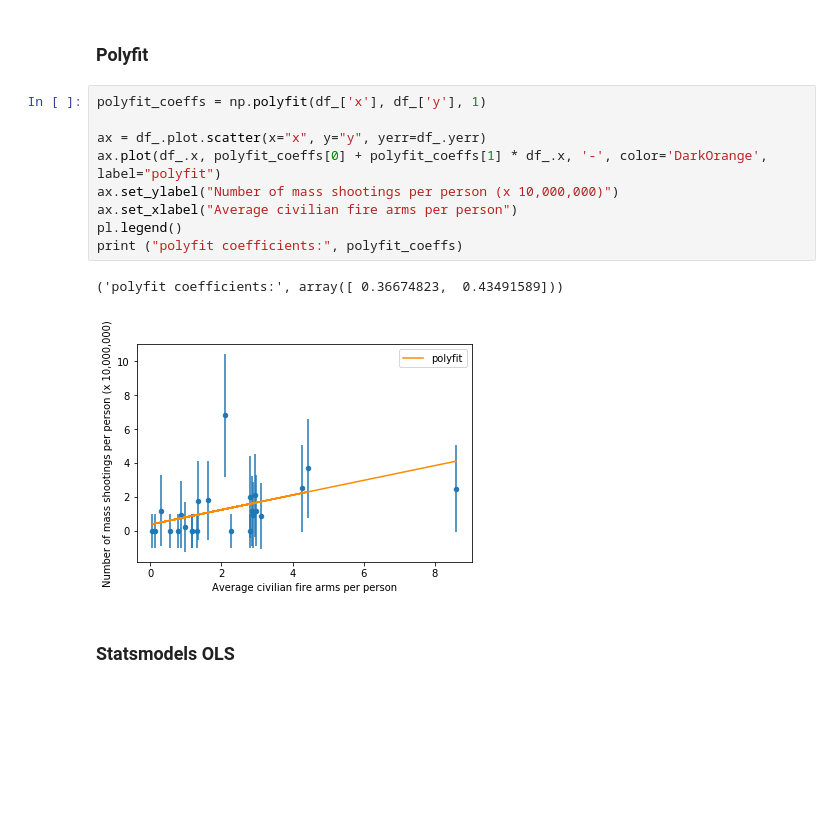
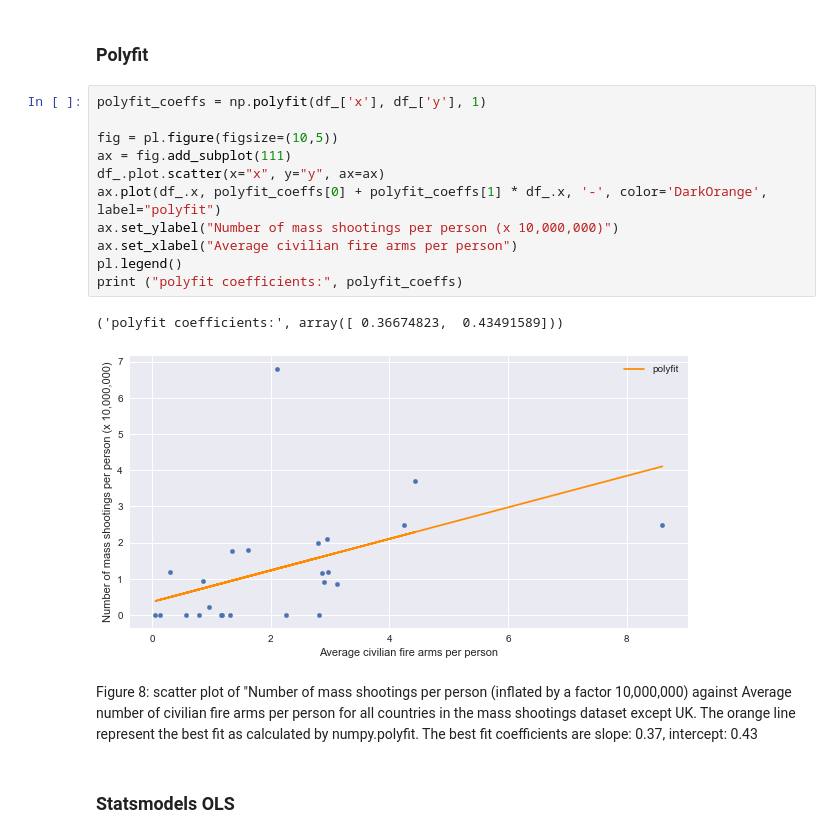
Before and after one commit to fedhere/PUI2017_fb55, a Jupyter notebook: HW5_fb55/Assignment3_solution.ipynb, the cells around one changed output. Cells and saved outputs as stored; diff of their text form; blank space fills up the shorter version.

```diff
--- a/HW5_fb55/Assignment3_solution.ipynb
+++ b/HW5_fb55/Assignment3_solution.ipynb
@@ -577,15 +579,19 @@ df_['y'] = df_[u'Number of mass shootings'] / df_['pop'] * 1e7
 # %%
 polyfit_coeffs = np.polyfit(df_['x'], df_['y'], 1)
 
-ax = df_.plot.scatter(x="x", y="y", yerr=df_.yerr)
+fig = pl.figure(figsize=(10,5))
+ax = fig.add_subplot(111)
+df_.plot.scatter(x="x", y="y", ax=ax)
 ax.plot(df_.x, polyfit_coeffs[0] + polyfit_coeffs[1] * df_.x, '-', color='DarkOrange', label="polyfit")
 ax.set_ylabel("Number of mass shootings per person (x 10,000,000)")
 ax.set_xlabel("Average civilian fire arms per person")
 pl.legend()
 print ("polyfit coefficients:", polyfit_coeffs)
 # %% [output]
 ('polyfit coefficients:', array([ 0.36674823,  0.43491589]))
-[figure, old version]
+[figure, new version]
+# %% [markdown]
+Figure 8: scatter plot of "Number of mass shootings per person (inflated by a factor 10,000,000) against Average number of civilian fire arms per person for all countries in the mass shootings dataset except UK. The orange line represent the best fit as calculated by numpy.polyfit. The best fit coefficients are slope: 0.37, intercept: 0.43
 # %% [markdown]
 ### Statsmodels OLS
 # %%
```
Also changed, not shown: parts of 20 cells of this notebook.
